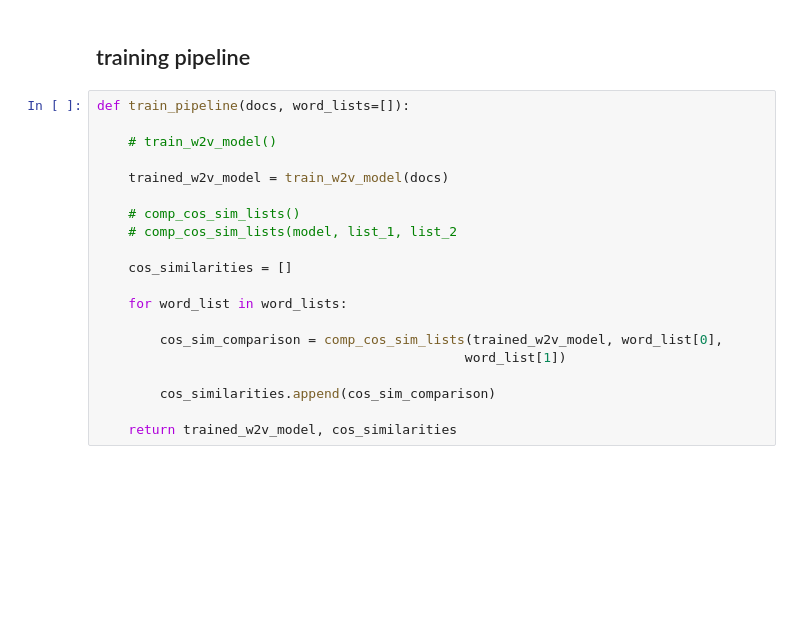
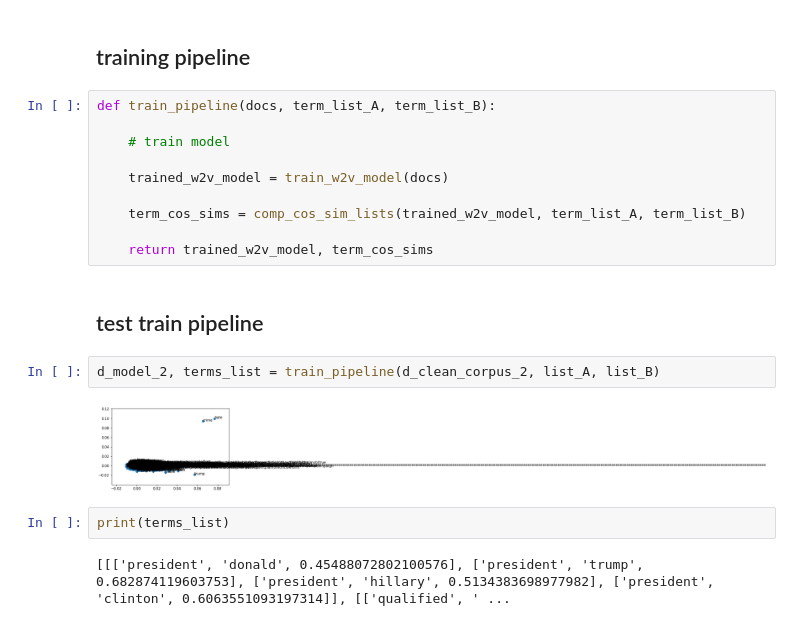
Before and after one commit to IndigenousEngineering/small_corpora_bias_with_w2v, a Jupyter notebook: WEAT_analysis_1_exploratory_B.ipynb, the cells around one changed output. Drawn from its saved outputs; the diff is of its cells as text; blank space fills up the shorter version.

Commit message:
get_mean_cos_sims() for final pipeline, untested

```diff
--- a/WEAT_analysis_1_exploratory_B.ipynb
+++ b/WEAT_analysis_1_exploratory_B.ipynb
@@ -576,23 +576,23 @@ professionally  1
 identical       1
 # %% [markdown]
 ## training pipeline
-# %%
-def train_pipeline(docs, word_lists=[]):
-
-    # train_w2v_model()
-
-    trained_w2v_model = train_w2v_model(docs)
-
-    # comp_cos_sim_lists()
-    # comp_cos_sim_lists(model, list_1, list_2
-
-    cos_similarities = []
-
-    for word_list in word_lists:
-
-        cos_sim_comparison = comp_cos_sim_lists(trained_w2v_model, word_list[0],
-                                               word_list[1])
-
-        cos_similarities.append(cos_sim_comparison)
-
-    return trained_w2v_model, cos_similarities
+# %%
+def train_pipeline(docs, term_list_A, term_list_B):
+
+    # train model
+
+    trained_w2v_model = train_w2v_model(docs)
+
+    term_cos_sims = comp_cos_sim_lists(trained_w2v_model, term_list_A, term_list_B)
+
+    return trained_w2v_model, term_cos_sims
+# %% [markdown]
+## test train pipeline
+# %%
+d_model_2, terms_list = train_pipeline(d_clean_corpus_2, list_A, list_B)
+# %% [output]
+[figure, added]
+# %%
+print(terms_list)
+# %% [output]
+[[['president', 'donald', 0.45488072802100576], ['president', 'trump', 0.682874119603753], ['president', 'hillary', 0.5134383698977982], ['president', 'clinton', 0.6063551093197314]], [['qualified', ' ...
```
Also changed, not shown: parts of 3 cells of this notebook.
